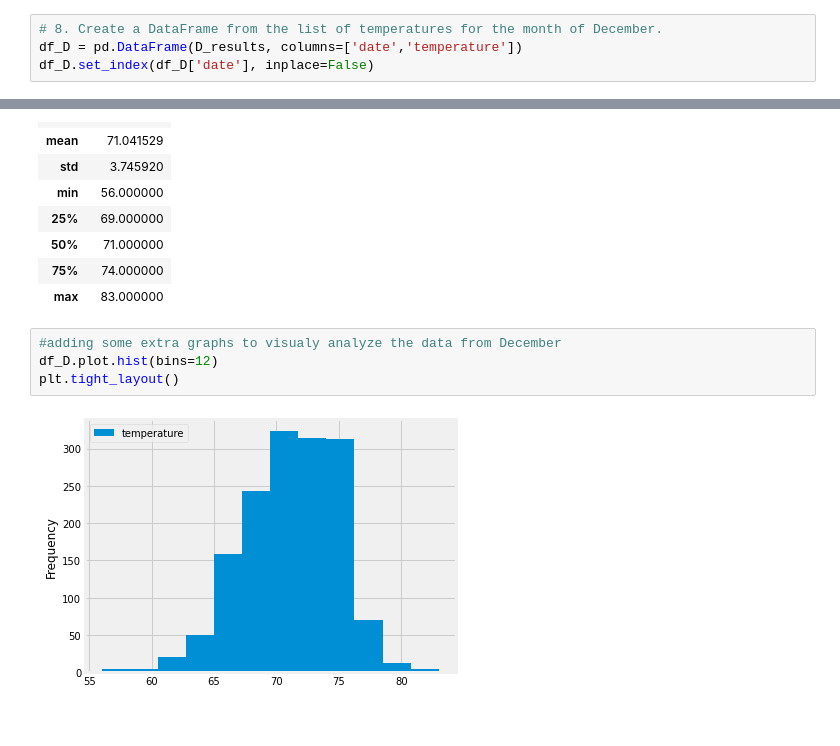
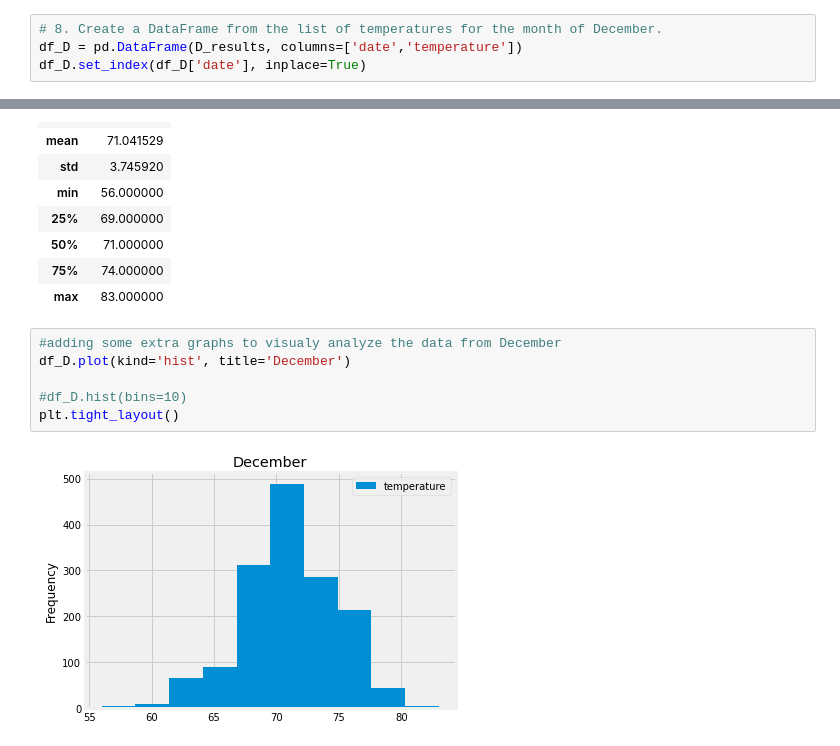
Before and after one commit to Gitatme123/surfs_up, a Jupyter notebook: SurfsUp_Challenge.ipynb, the cells around one changed output, grey strips where cells are left out. Drawn from its saved outputs; the diff is of its cells as text.

```diff
--- a/SurfsUp_Challenge.ipynb
+++ b/SurfsUp_Challenge.ipynb
@@ -106,4 +108,4 @@ print(D_results)
 # %%
 # 8. Create a DataFrame from the list of temperatures for the month of December.
 df_D = pd.DataFrame(D_results, columns=['date','temperature'])
-df_D.set_index(df_D['date'], inplace=False)
+df_D.set_index(df_D['date'], inplace=True)
@@ -137,7 +124,9 @@ df_D.describe()
 | max | 83.000000 |
 # %%
 #adding some extra graphs to visualy analyze the data from December
-df_D.plot.hist(bins=12)
+df_D.plot(kind='hist', title='December')
+
+#df_D.hist(bins=10)
 plt.tight_layout()
 # %% [output]
-[figure, old version]
+[figure, new version]
```
Also changed, not shown: parts of 2 cells of this notebook.
